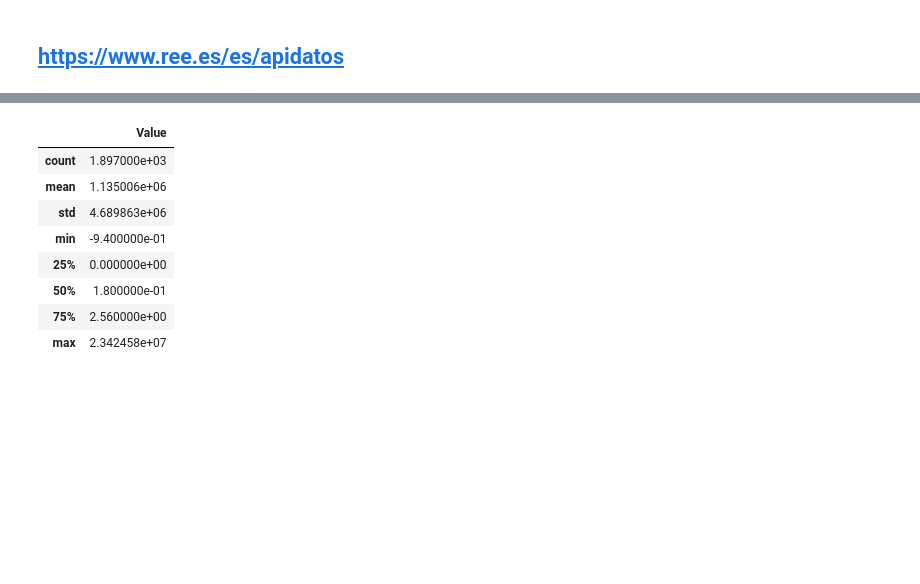
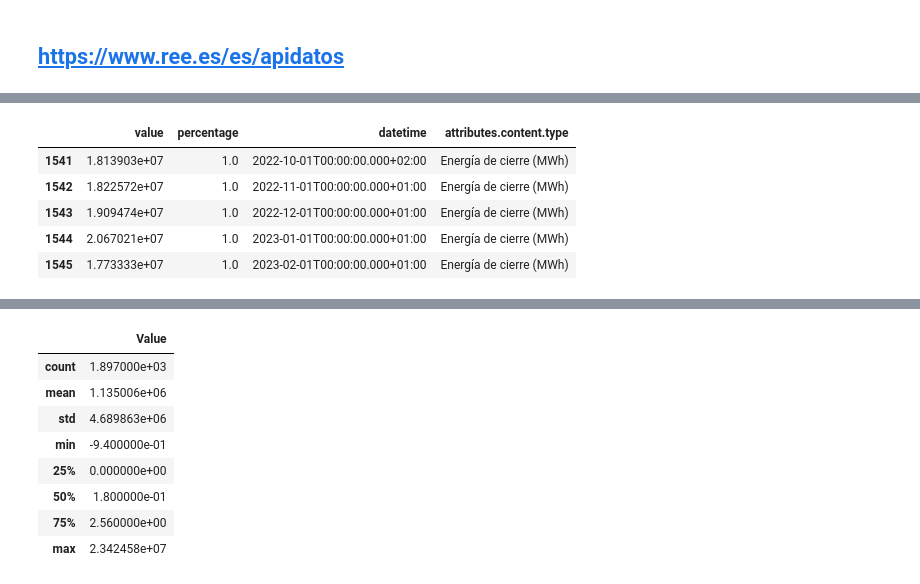
Before and after one commit to csegura/serhi, a Jupyter notebook: src/entidades/ree/ree_componentes_precio_energia.ipynb, the cells around one changed output, grey strips where cells are left out. Drawn from its saved outputs; the diff is of its cells as text; code cells hidden in the pictures; blank space fills up the shorter version.

```diff
--- a/src/entidades/ree/ree_componentes_precio_energia.ipynb
+++ b/src/entidades/ree/ree_componentes_precio_energia.ipynb
@@ -97,3 +106,12 @@ memory usage: 59.4+ KB
+# %%
+df.tail()
+# %% [output]
+|  | value | percentage | datetime | attributes.content.type |
+| 1541 | 1.813903e+07 | 1.0 | 2022-10-01T00:00:00.000+02:00 | Energía de cierre (MWh) |
+| 1542 | 1.822572e+07 | 1.0 | 2022-11-01T00:00:00.000+01:00 | Energía de cierre (MWh) |
+| 1543 | 1.909474e+07 | 1.0 | 2022-12-01T00:00:00.000+01:00 | Energía de cierre (MWh) |
+| 1544 | 2.067021e+07 | 1.0 | 2023-01-01T00:00:00.000+01:00 | Energía de cierre (MWh) |
+| 1545 | 1.773333e+07 | 1.0 | 2023-02-01T00:00:00.000+01:00 | Energía de cierre (MWh) |
 # %%
 # drop columna no necesaria
 df.drop(columns='percentage', inplace=True)
```
Also changed, not shown: parts of 7 cells of this notebook, 3 other files.
